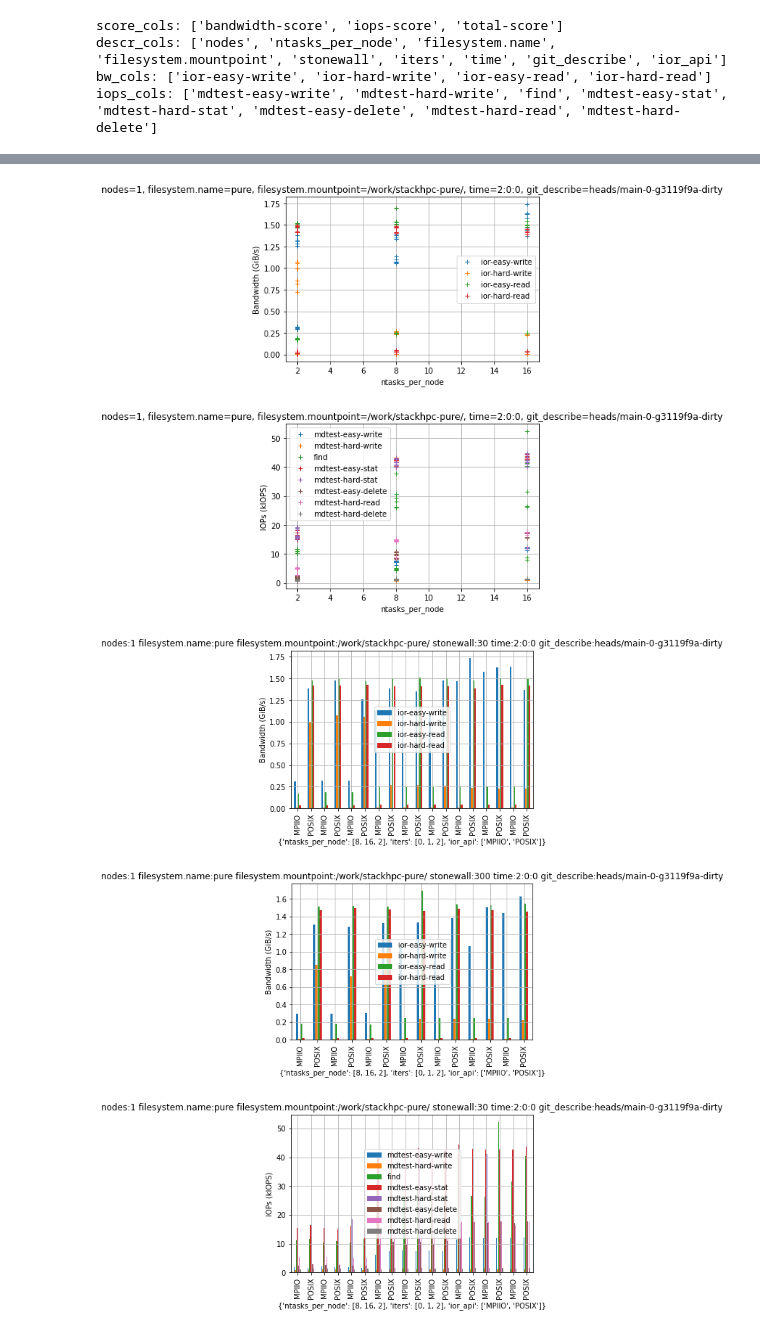
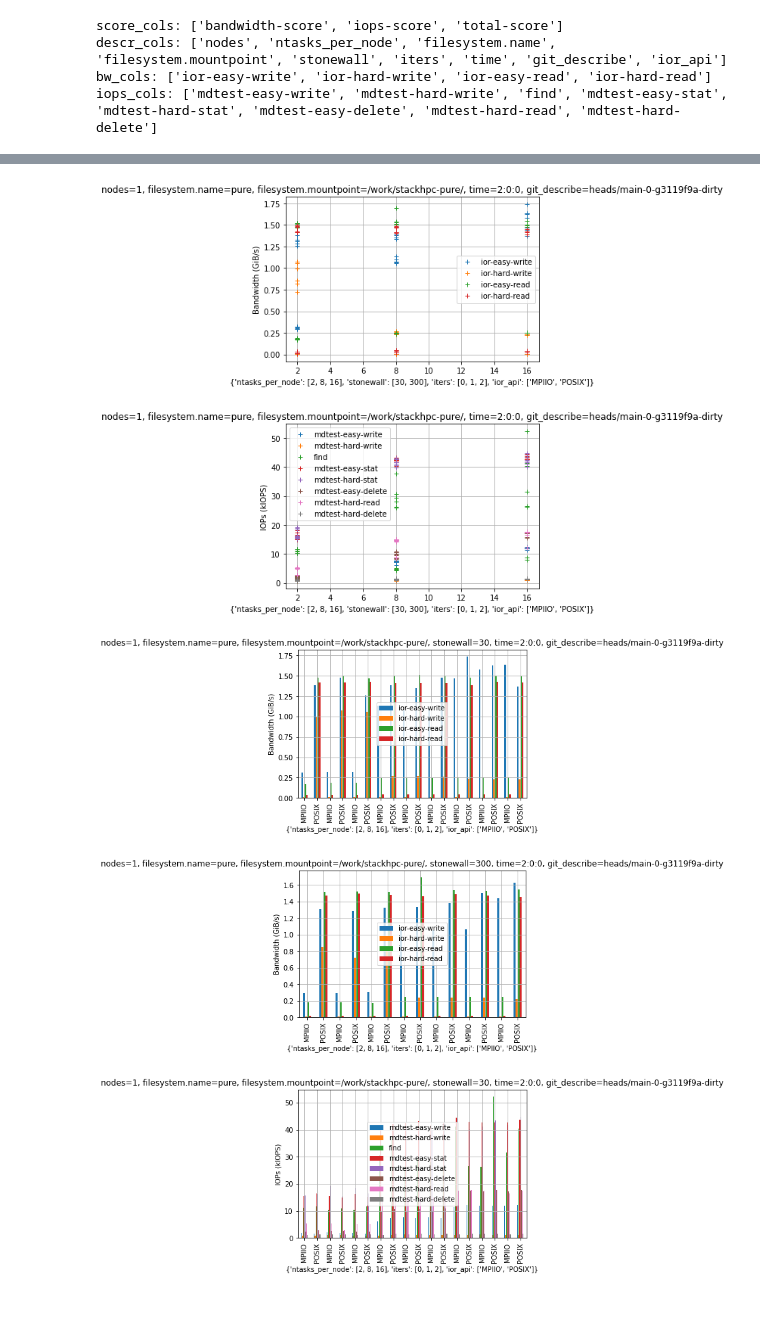
Before and after one commit to stackhpc/jasmin-fs-benchmark, a Jupyter notebook: io500/plotter.ipynb, the cells around one changed output, grey strips where cells are left out. Cells and saved outputs as stored; diff of their text form; code cells hidden in the pictures.

```diff
--- a/io500/plotter.ipynb
+++ b/io500/plotter.ipynb
@@ -69,9 +69,9 @@ iops_cols: ['mdtest-easy-write', 'mdtest-hard-write', 'find', 'mdtest-easy-stat'
 # %%
 # Define utilities
 def describe(df):
-    """ Given a dataframe, return (constants, variables) where both are dicts keyed by column name:
+    """ Given a dataframe, return a dict (constants, variables) where both are dicts keyed by column name:
             - Values in `constants` are the single value from that column.
-            - Values in `variables` are a single-column dataframe.
+            - Values in `variables` are a list of sorted unique values from that column.
     """
     constants = {}
     variables = {}
@@ -80,12 +80,13 @@ def describe(df):
         if len(vs) == 1:
             constants[c] = df[c].iloc[0]
         else:
-            variables[c] = list(vs)#df[c]
+            variables[c] = sorted(list(vs))
     return constants, variables
 # %%
-#display(results[descr_cols])
+# Summarise result dimensions:
 result_consts, result_vars = describe(results[descr_cols])
-print(result_consts)
+for k, v in result_consts.items():
+    print(k, ':', v)
 for k, v in result_vars.items():
-    print(k, list(v))
+    print(k,':', list(v))
 # %% [output]
@@ -97,28 +102,26 @@ ior_api ['MPIIO', 'POSIX']
 # %%
 # working
 for metric in metrics.values():
     for v, grp_results in metric['results'].groupby('nodes'):
         grp_constants, grp_vars = describe(grp_results[descr_cols])
         grp_common = ', '.join([f'{k}={v}' for k, v in grp_constants.items()])
         grp_results.plot(x='ntasks_per_node', y=metric['cols'], title=grp_common, style='+')
         plt.ylabel(f"{ metric['name'] } ({ metric['unit'] })")
+        plt.xlabel(str(grp_vars))
         plt.legend()
         plt.grid()
 for metric in metrics.values():
     for v, grp_results in metric['results'].groupby(['stonewall']):
         grp_constants, grp_vars = describe(grp_results[descr_cols])
-        grp_common = ' '.join([f'{k}:{v}' for k, v in grp_constants.items()])
+        grp_common = ', '.join([f'{k}={v}' for k, v in grp_constants.items()])
         grp_results.plot(x='ior_api', y=metric['cols'], kind='bar',title=str(grp_common), style='+')
-        # TODO: tidy this up - trying to show x-plot, plus anything left to vary
-        #xlabel = 'ior_api (%s)' % (set(grp_vars.keys()) - set(['ior_api']))
-        xlabel = str(grp_vars)
-        plt.xlabel(xlabel)
+        plt.xlabel(str(grp_vars))
         plt.ylabel(f"{ metric['name'] } ({ metric['unit'] })")
         plt.legend(loc='center')
         plt.grid()
 # %% [output]
-[figure, old version]
+[figure, new version]
-[figure, old version]
+[figure, new version]
-[figure, old version]
+[figure, new version]
-[figure, old version]
+[figure, new version]
-[figure, old version]
+[figure, new version]
```
Also changed, not shown: parts of 2 cells of this notebook.
